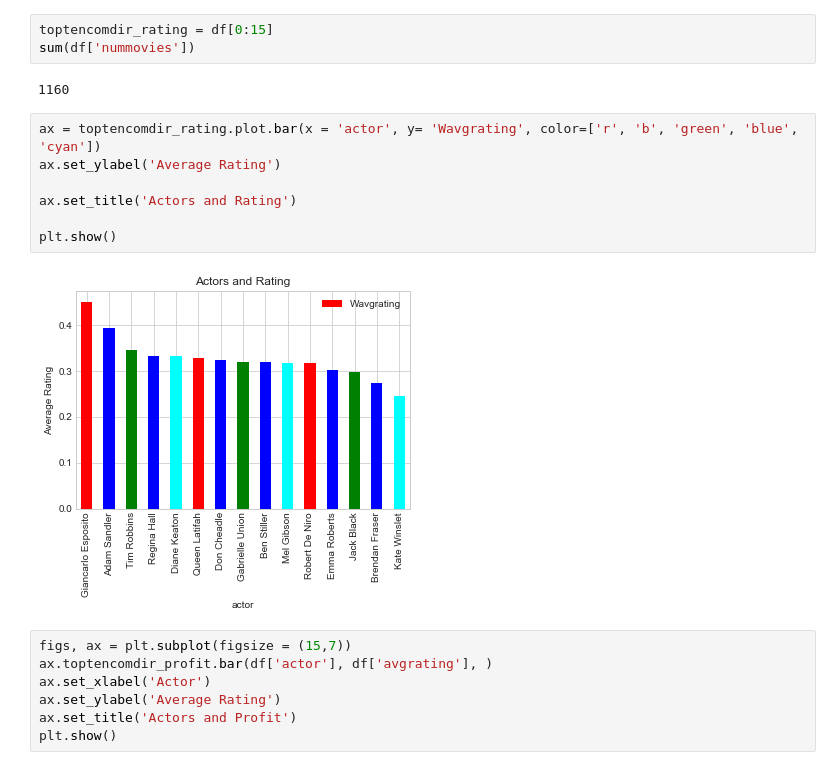
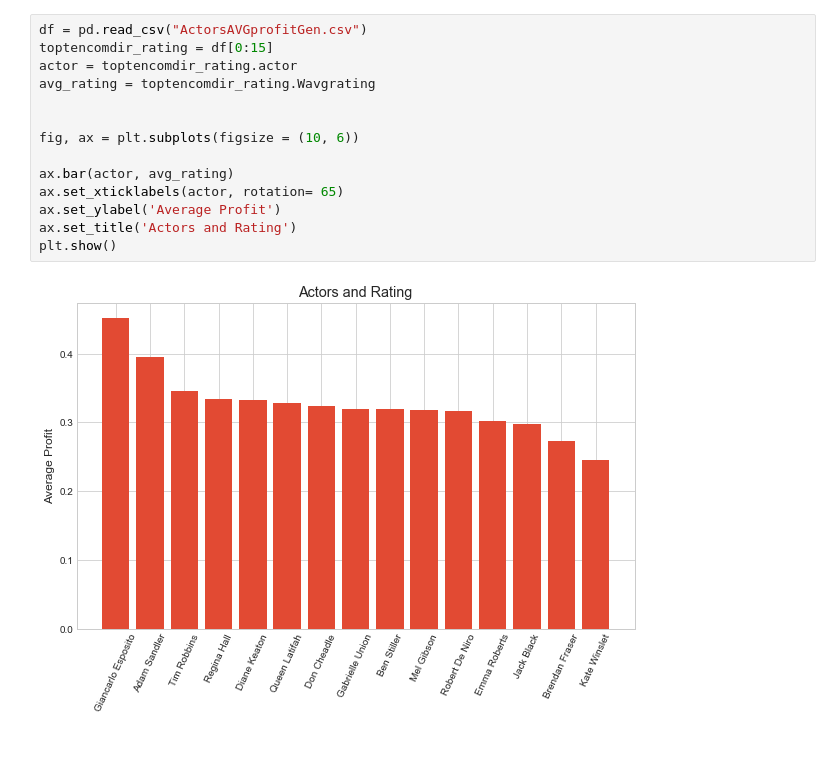
Before and after one commit to Jwdaniel34/stats-movies, a Jupyter notebook: Graphing The Actors Correlation.ipynb, the cells around one changed output. Cells and saved outputs as stored; diff of their text form.

```diff
--- a/Graphing The Actors Correlation.ipynb
+++ b/Graphing The Actors Correlation.ipynb
@@ -50,21 +12,16 @@ df.head()
-# %%
-toptencomdir_rating = df[0:15]
-sum(df['nummovies'])
-# %% [output]
-1160
-# %%
-ax = toptencomdir_rating.plot.bar(x = 'actor', y= 'Wavgrating', color=['r', 'b', 'green', 'blue', 'cyan'])
-ax.set_ylabel('Average Rating')
-
-ax.set_title('Actors and Rating')
-
-plt.show()
-# %% [output]
-[figure, removed]
 # %%
-figs, ax = plt.subplot(figsize = (15,7))
-ax.toptencomdir_profit.bar(df['actor'], df['avgrating'], )
-ax.set_xlabel('Actor')
-ax.set_ylabel('Average Rating')
-ax.set_title('Actors and Profit')
+df = pd.read_csv("ActorsAVGprofitGen.csv")
+toptencomdir_rating = df[0:15]
+actor = toptencomdir_rating.actor
+avg_rating = toptencomdir_rating.Wavgrating
+
+
+fig, ax = plt.subplots(figsize = (10, 6))
+
+ax.bar(actor, avg_rating)
+ax.set_xticklabels(actor, rotation= 65)
+ax.set_ylabel('Average Profit')
+ax.set_title('Actors and Rating')
 plt.show()
+# %% [output]
+[figure, added]
```
Also changed, not shown: parts of 17 cells of this notebook, 3 other files.
